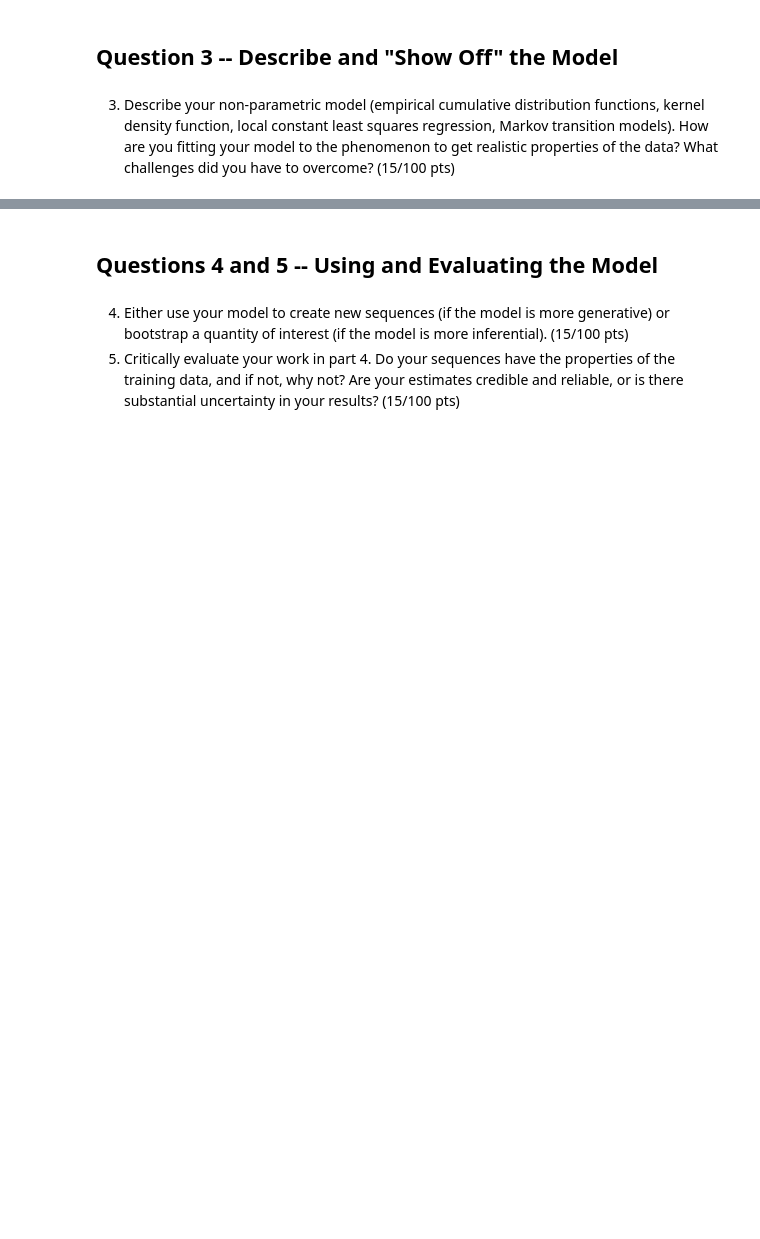
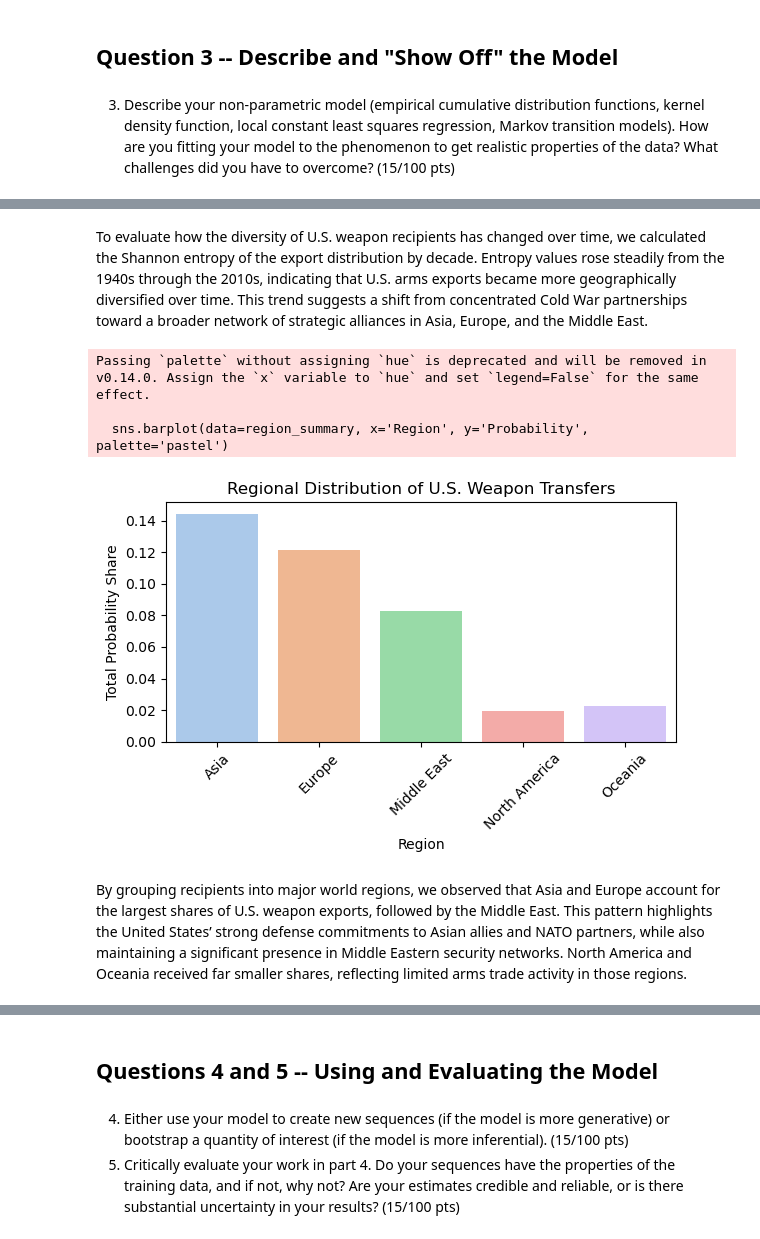
Before and after one commit to mwdunlap2004/understanding_uncertainty_assignments, a Jupyter notebook: Project1Notebook.ipynb, the cells around one changed output, grey strips where cells are left out. Saved outputs shown, nothing was run; the diff lists cells and outputs as text; code cells hidden in the pictures; blank space fills up the shorter version.

```diff
--- a/Project1Notebook.ipynb
+++ b/Project1Notebook.ipynb
@@ -149,0 +272,30 @@ Text(120.7222222222222, 0.5, 'Supplier Country')
+# %% [markdown]
+To evaluate how the diversity of U.S. weapon recipients has changed over time, we calculated the Shannon entropy of the export distribution by decade. Entropy values rose steadily from the 1940s through the 2010s, indicating that U.S. arms exports became more geographically diversified over time. This trend suggests a shift from concentrated Cold War partnerships toward a broader network of strategic alliances in Asia, Europe, and the Middle East.
+# %%
+# Regional Aggregation
+region_map = {
+    'South Korea': 'Asia', 'Japan': 'Asia', 'Taiwan': 'Asia', 'Turkey': 'Europe/Middle East',
+    'Israel': 'Middle East', 'Greece': 'Europe', 'Thailand': 'Asia',
+    'Saudi Arabia': 'Middle East', 'Italy': 'Europe', 'Egypt': 'Middle East',
+    'Spain': 'Europe', 'Australia': 'Oceania', 'Netherlands': 'Europe',
+    'United Kingdom': 'Europe', 'Canada': 'North America'
+}
+
+us_top_df['Region'] = us_top_df['Recipient'].map(region_map)
+region_summary = us_top_df.groupby('Region')['Probability'].sum().reset_index()
+
+plt.figure(figsize=(6,4))
+sns.barplot(data=region_summary, x='Region', y='Probability', palette='pastel')
+plt.title('Regional Distribution of U.S. Weapon Transfers')
+plt.xlabel('Region')
+plt.ylabel('Total Probability Share')
+plt.xticks(rotation=45)
+plt.tight_layout()
+plt.show()
+# %% [output]
+Passing `palette` without assigning `hue` is deprecated and will be removed in v0.14.0. Assign the `x` variable to `hue` and set `legend=False` for the same effect.
+
+  sns.barplot(data=region_summary, x='Region', y='Probability', palette='pastel')
+[figure, added]
+# %% [markdown]
+By grouping recipients into major world regions, we observed that Asia and Europe account for the largest shares of U.S. weapon exports, followed by the Middle East. This pattern highlights the United States’ strong defense commitments to Asian allies and NATO partners, while also maintaining a significant presence in Middle Eastern security networks. North America and Oceania received far smaller shares, reflecting limited arms trade activity in those regions.
```
Also changed, not shown: parts of 21 cells of this notebook, 1 other file.
